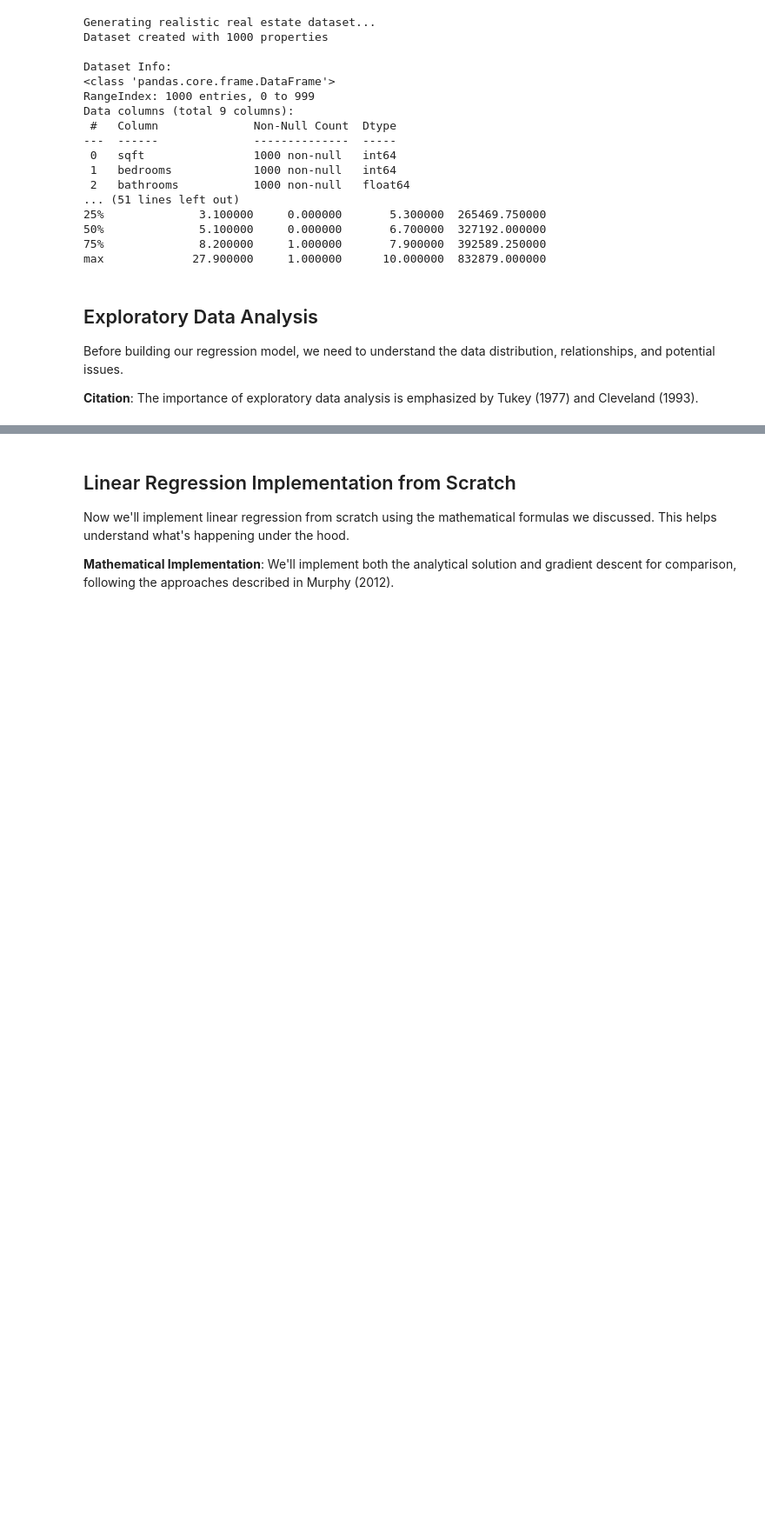
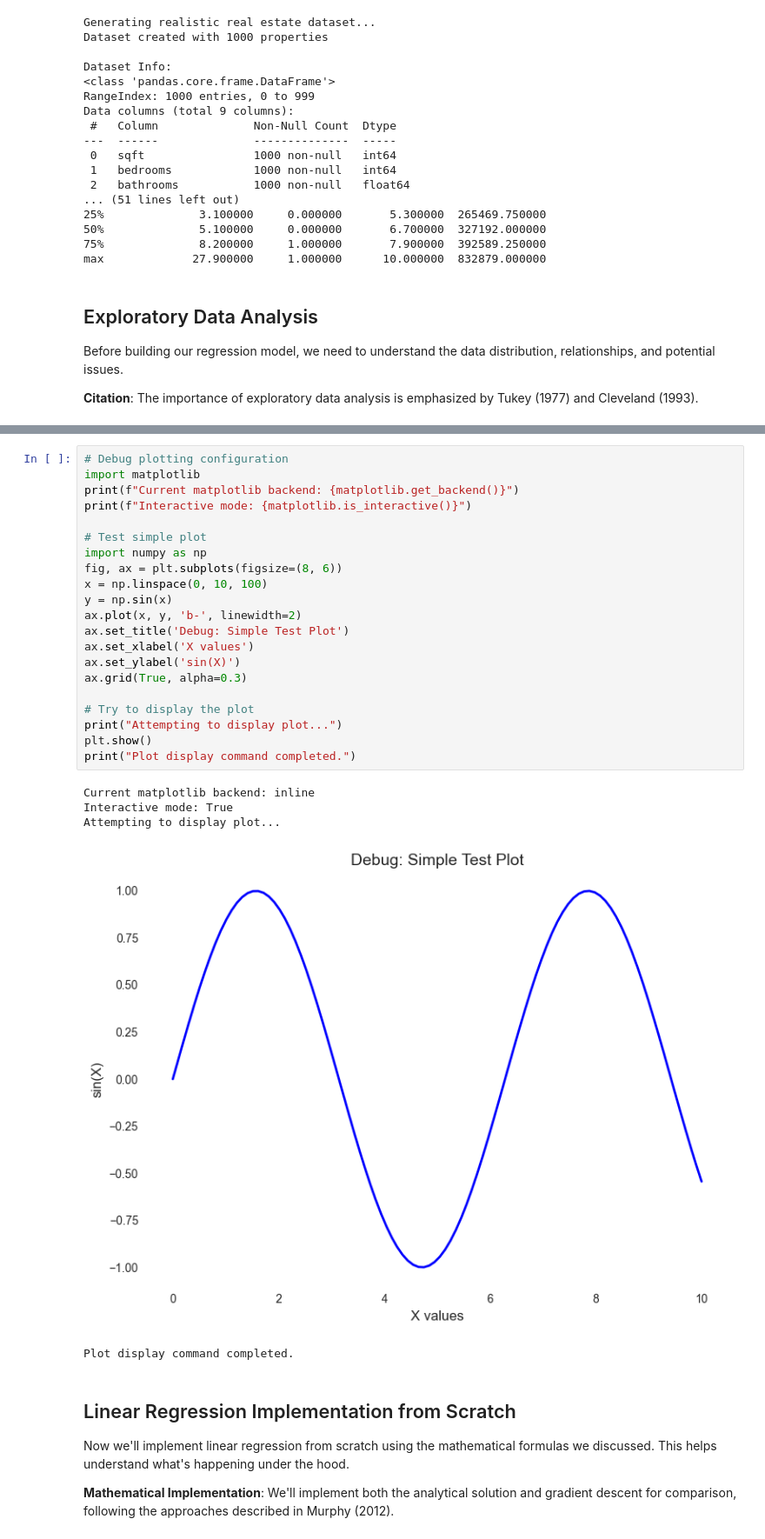
Before and after one commit to Beaker12/FrontierML, a Jupyter notebook: notebooks/02_linear_regression.ipynb, the cells around one changed output, grey strips where cells are left out. Shown at 87% size. Drawn from its saved outputs; the diff is of its cells as text; blank space fills up the shorter version.

```diff
--- a/notebooks/02_linear_regression.ipynb
+++ b/notebooks/02_linear_regression.ipynb
@@ -421,6 +457,33 @@ Garage effect:
   Homes without garage: $316,274 (average)
   Homes with garage: $365,511 (average)
   Price premium for garage: $49,237 (15.6%)
+# %%
+# Debug plotting configuration
+import matplotlib
+print(f"Current matplotlib backend: {matplotlib.get_backend()}")
+print(f"Interactive mode: {matplotlib.is_interactive()}")
+
+# Test simple plot
+import numpy as np
+fig, ax = plt.subplots(figsize=(8, 6))
+x = np.linspace(0, 10, 100)
+y = np.sin(x)
+ax.plot(x, y, 'b-', linewidth=2)
+ax.set_title('Debug: Simple Test Plot')
+ax.set_xlabel('X values')
+ax.set_ylabel('sin(X)')
+ax.grid(True, alpha=0.3)
+
+# Try to display the plot
+print("Attempting to display plot...")
+plt.show()
+print("Plot display command completed.")
+# %% [output]
+Current matplotlib backend: inline
+Interactive mode: True
+Attempting to display plot...
+[figure, added]
+Plot display command completed.
 # %% [markdown]
 ## Linear Regression Implementation from Scratch
 
```
Also changed, not shown: parts of 10 cells of this notebook, 7 other files.
